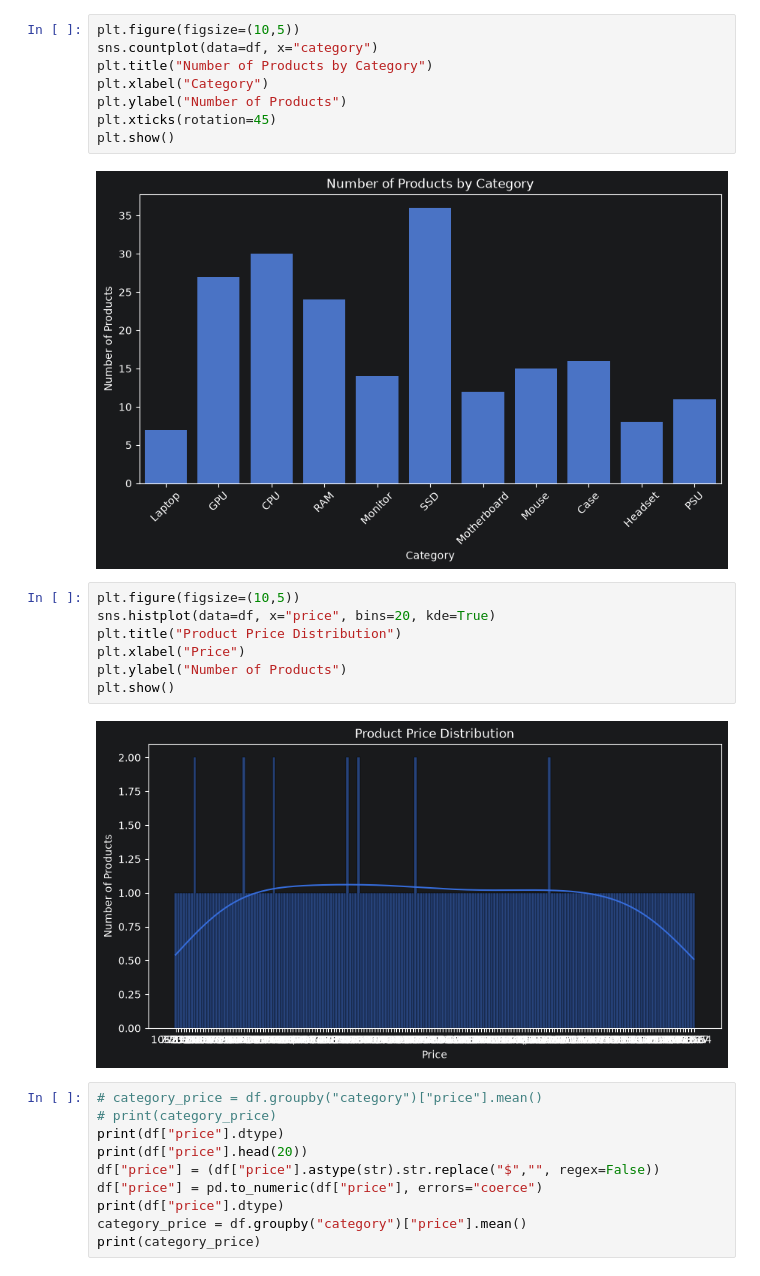
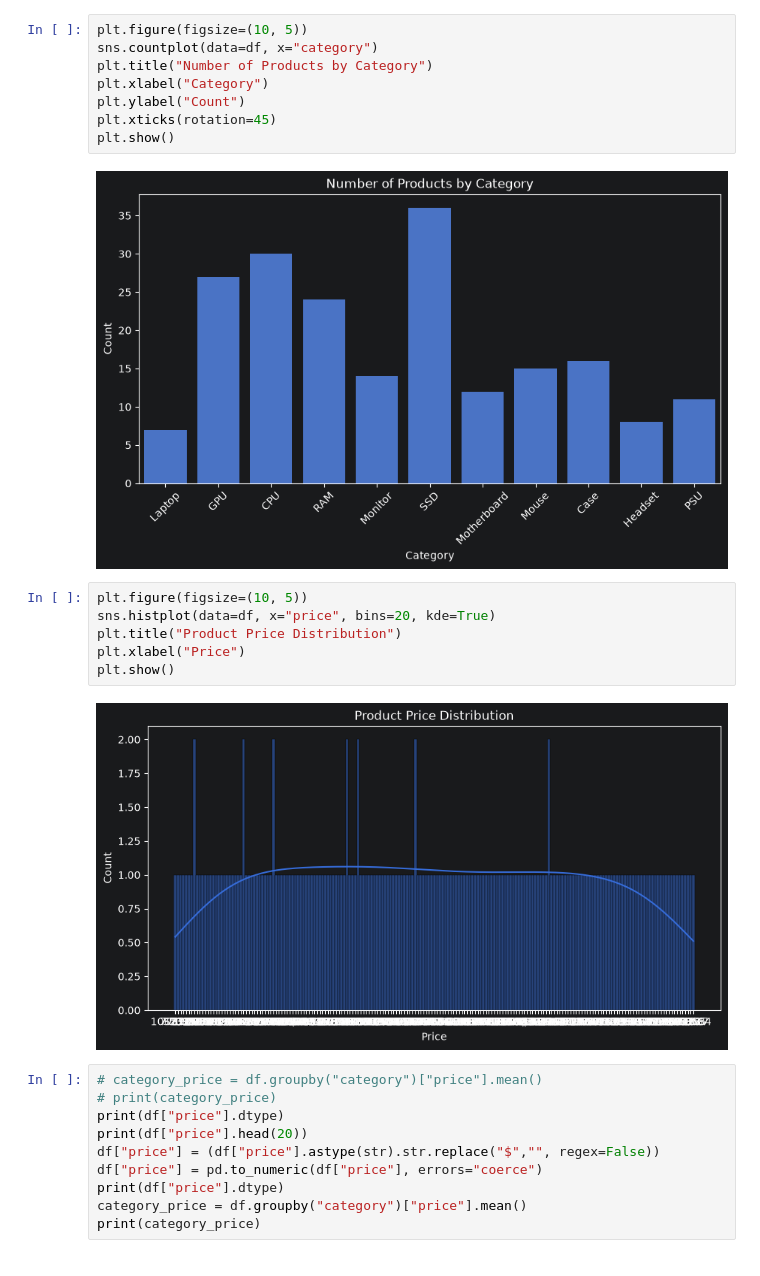
Before and after one commit to Ko-Bhone/Ai_Support_Ticket_Intelligence, a Jupyter notebook: notebooks/01_eda.ipynb, the cells around one changed output. Saved outputs shown, nothing was run; the diff lists cells and outputs as text.

```diff
--- a/notebooks/01_eda.ipynb
+++ b/notebooks/01_eda.ipynb
@@ -75,22 +71,21 @@ import seaborn as sns
 # %%
-plt.figure(figsize=(10,5))
+plt.figure(figsize=(10, 5))
 sns.countplot(data=df, x="category")
 plt.title("Number of Products by Category")
 plt.xlabel("Category")
-plt.ylabel("Number of Products")
+plt.ylabel("Count")
 plt.xticks(rotation=45)
 plt.show()
 # %% [output]
-[figure, old version]
+[figure, new version]
 # %%
-plt.figure(figsize=(10,5))
+plt.figure(figsize=(10, 5))
 sns.histplot(data=df, x="price", bins=20, kde=True)
 plt.title("Product Price Distribution")
 plt.xlabel("Price")
-plt.ylabel("Number of Products")
 plt.show()
 # %% [output]
-[figure, old version]
+[figure, new version]
 # %%
 # category_price = df.groupby("category")["price"].mean()
 # print(category_price)
```
Also changed, not shown: parts of 86 cells of this notebook, 2 other files.
